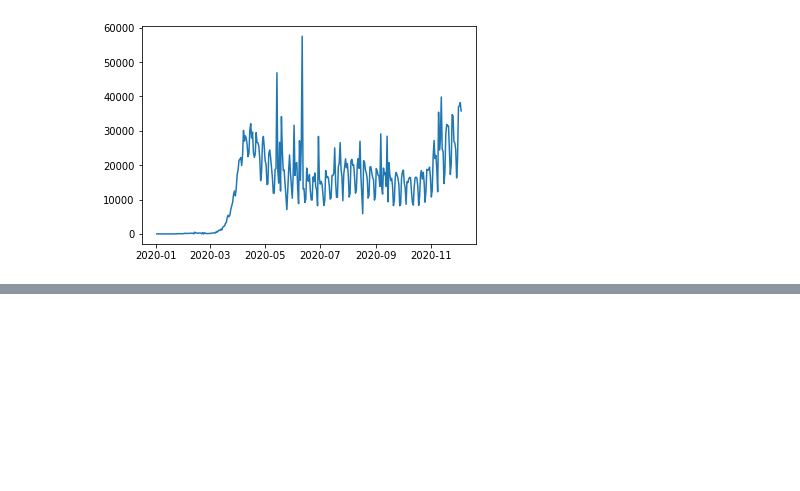
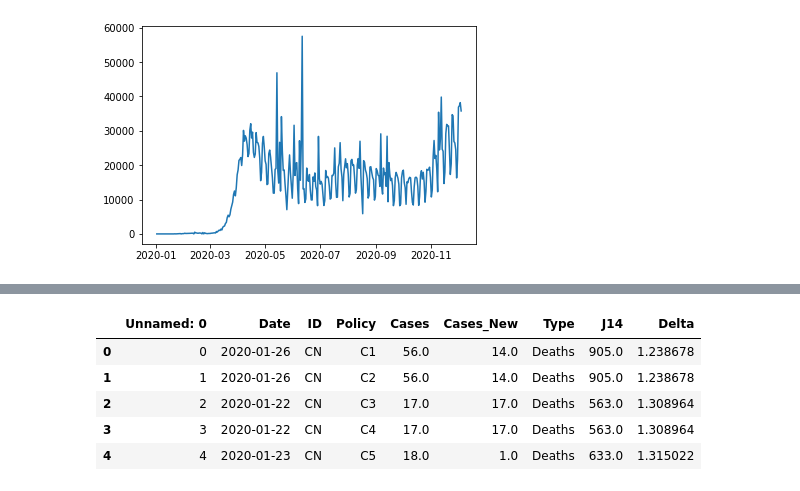
Before and after one commit to TristanBOOK/coronanet, a Jupyter notebook: Notebooks/Paul_Exploration_1.ipynb, the cells around one changed output, grey strips where cells are left out. Cells and saved outputs as stored; diff of their text form; code cells hidden in the pictures; blank space fills up the shorter version.

```diff
--- a/Notebooks/Paul_Exploration_1.ipynb
+++ b/Notebooks/Paul_Exploration_1.ipynb
@@ -437,0 +507,9 @@ plt.plot(c['Cases_New'])
+# %%
+lma_baseline.head()
+# %% [output]
+|  | Unnamed: 0 | Date | ID | Policy | Cases | Cases_New | Type | J14 | Delta |
+| 0 | 0 | 2020-01-26 | CN | C1 | 56.0 | 14.0 | Deaths | 905.0 | 1.238678 |
+| 1 | 1 | 2020-01-26 | CN | C2 | 56.0 | 14.0 | Deaths | 905.0 | 1.238678 |
+| 2 | 2 | 2020-01-22 | CN | C3 | 17.0 | 17.0 | Deaths | 563.0 | 1.308964 |
+| 3 | 3 | 2020-01-22 | CN | C4 | 17.0 | 17.0 | Deaths | 563.0 | 1.308964 |
+| 4 | 4 | 2020-01-23 | CN | C5 | 18.0 | 1.0 | Deaths | 633.0 | 1.315022 |
```
Also changed, not shown: parts of 13 cells of this notebook.
